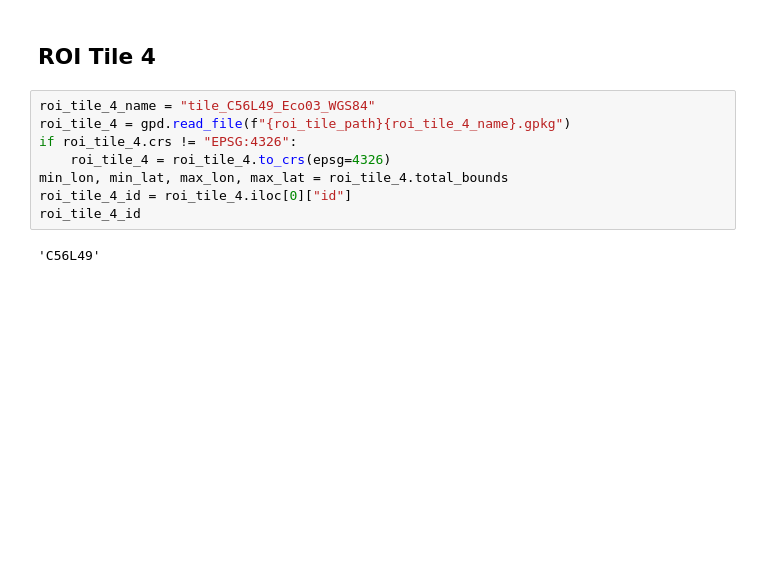
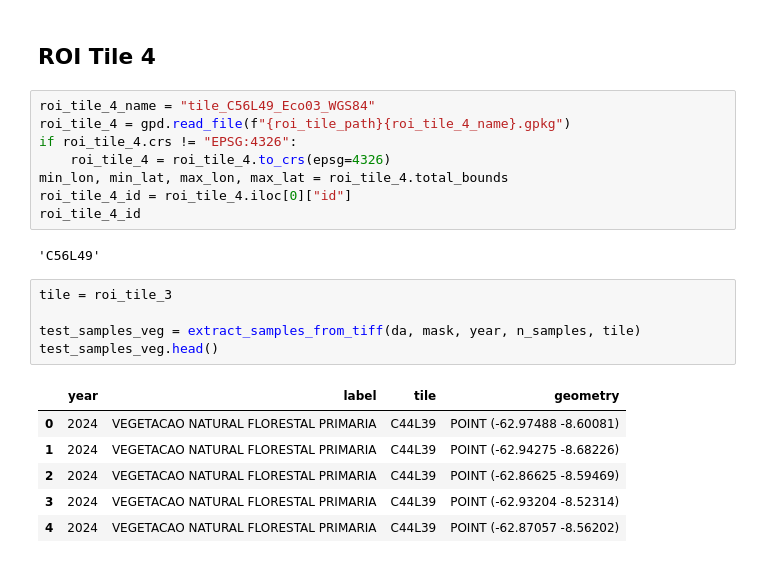
Before and after one commit to AbnerErnaniADSFatec/analise-disturbios-gfm, a Jupyter notebook: 1_preprocessing-samples.ipynb, the cells around one changed output. Drawn from its saved outputs; the diff is of its cells as text; blank space fills up the shorter version.

```diff
--- a/1_preprocessing-samples.ipynb
+++ b/1_preprocessing-samples.ipynb
@@ -451,3 +305,15 @@ roi_tile_4_id = roi_tile_4.iloc[0]["id"]
 roi_tile_4_id
 # %% [output]
 'C56L49'
+# %%
+tile = roi_tile_3
+
+test_samples_veg = extract_samples_from_tiff(da, mask, year, n_samples, tile)
+test_samples_veg.head()
+# %% [output]
+|  | year | label | tile | geometry |
+| 0 | 2024 | VEGETACAO NATURAL FLORESTAL PRIMARIA | C44L39 | POINT (-62.97488 -8.60081) |
+| 1 | 2024 | VEGETACAO NATURAL FLORESTAL PRIMARIA | C44L39 | POINT (-62.94275 -8.68226) |
+| 2 | 2024 | VEGETACAO NATURAL FLORESTAL PRIMARIA | C44L39 | POINT (-62.86625 -8.59469) |
+| 3 | 2024 | VEGETACAO NATURAL FLORESTAL PRIMARIA | C44L39 | POINT (-62.93204 -8.52314) |
+| 4 | 2024 | VEGETACAO NATURAL FLORESTAL PRIMARIA | C44L39 | POINT (-62.87057 -8.56202) |
```
Also changed, not shown: parts of 2 cells of this notebook, 2 other files.
